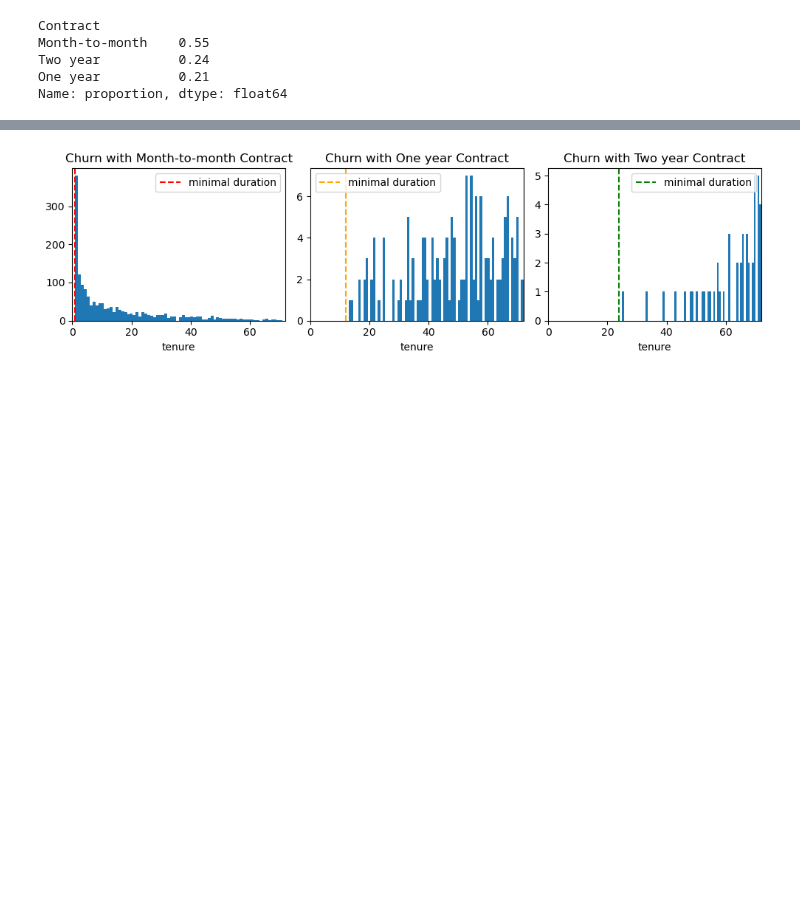
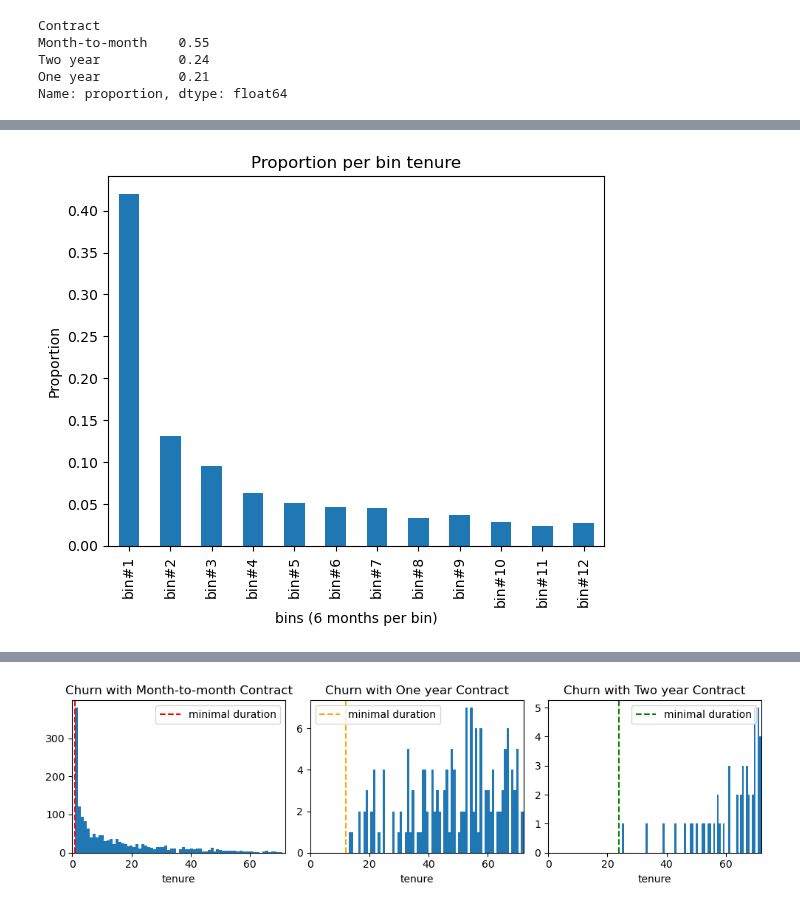
Before and after one commit to emsif84/churn_prediction, a Jupyter notebook: exploratory_data_analysis.ipynb, the cells around one changed output, grey strips where cells are left out. Saved outputs shown, nothing was run; the diff lists cells and outputs as text; code cells hidden in the pictures; blank space fills up the shorter version.

```diff
--- a/exploratory_data_analysis.ipynb
+++ b/exploratory_data_analysis.ipynb
@@ -200,0 +202,13 @@ plt.show()
+# %%
+##Binning tenure to explore the proportion of churn per bin
+data_bins = data.copy()
+data_bins = data_bins[data_bins.Churn == 'Yes']
+data_bins['tenure_bin'] = pd.cut(x=data['tenure'],bins=12,labels=['bin#1','bin#2','bin#3','bin#4','bin#5','bin#6','bin#7','bin#8','bin#9','bin#10','bin#11','bin#12'])
+
+data_bins.tenure_bin.value_counts(normalize=True).sort_index().plot.bar()
+plt.title('Proportion per bin tenure')
+plt.ylabel('Proportion')
+plt.xlabel('bins (6 months per bin)')
+plt.show()
+# %% [output]
+[figure, added]
```
Also changed, not shown: parts of 3 cells of this notebook.
